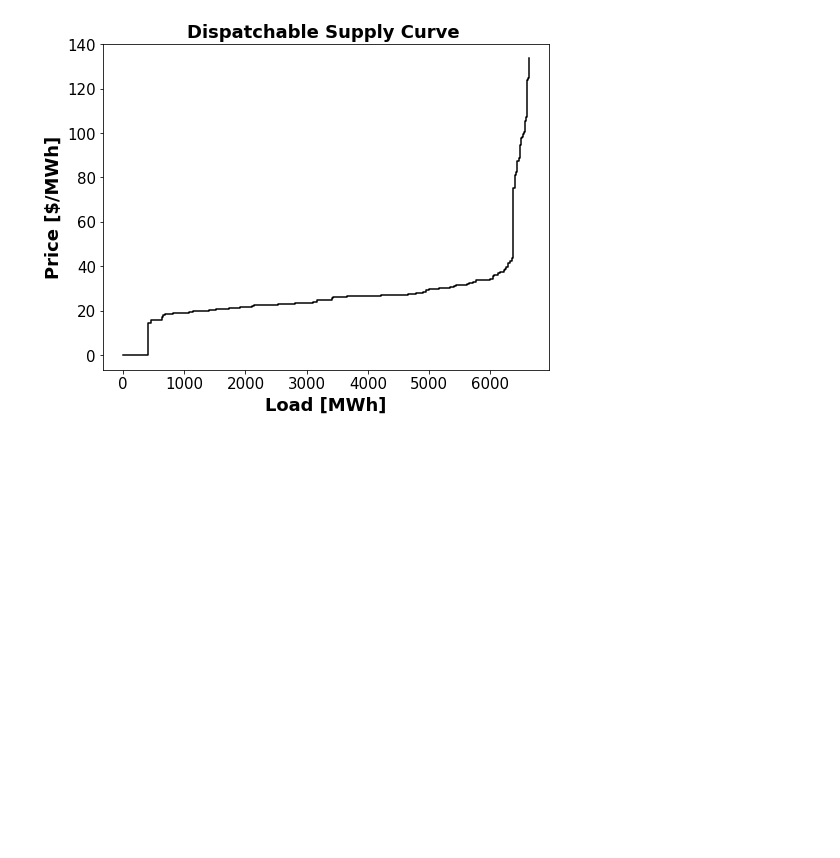
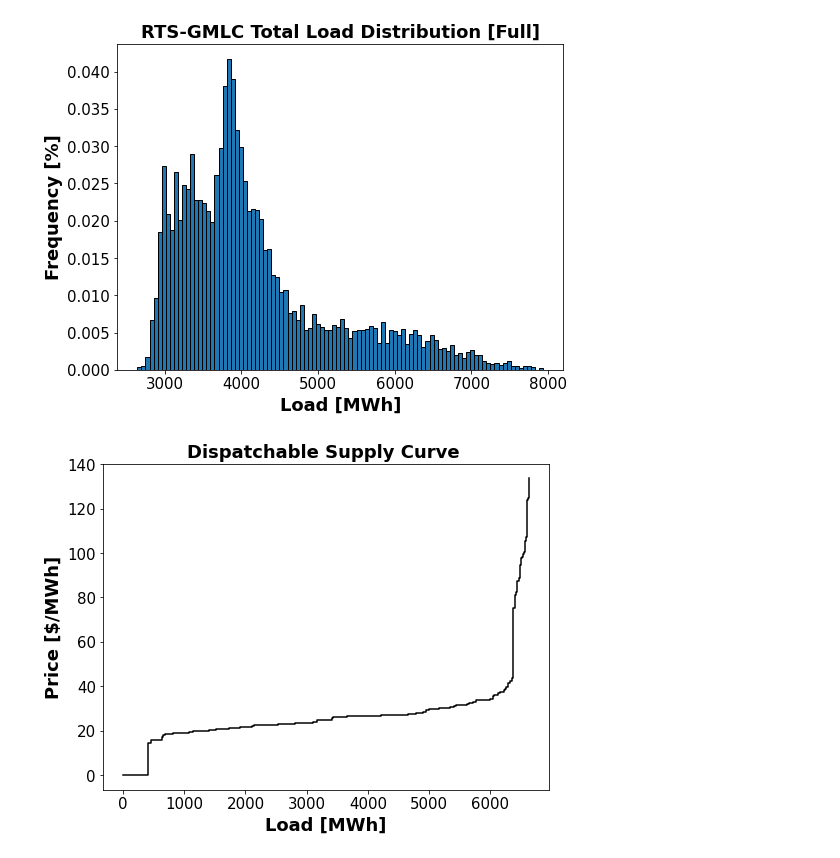
Before and after one commit to Xinhe-Chen/dispatches, a Jupyter notebook: dispatches/improved_pt/result_analysis/Make_marginal_price_plots.ipynb, the cells around one changed output. Drawn from its saved outputs; the diff is of its cells as text; code cells hidden in the pictures; blank space fills up the shorter version.

```diff
--- a/dispatches/improved_pt/result_analysis/Make_marginal_price_plots.ipynb
+++ b/dispatches/improved_pt/result_analysis/Make_marginal_price_plots.ipynb
@@ -104,3 +129,17 @@ plt.show()
+# %%
+font1 = {'weight':'bold', 'size':18}
+df_load = pd.read_csv('Real_Time_load_hourly.csv')
+total_load = df_load['1'] + df_load['2'] + df_load['3']
+tot_load = total_load.to_numpy()
+fig, ax = plt.subplots(figsize=(8,6))
+ax.hist(tot_load, bins=100, weights=np.ones(len(tot_load)) / len(tot_load), edgecolor='black')
+ax.set_xlabel(r'Load [MWh]', font = font1)
+ax.set_ylabel(r'Frequency [%]', font = font1)
+ax.tick_params(axis='both', which='major', labelsize=15)
+ax.set_title('RTS-GMLC Total Load Distribution [Full]', font = font1)
+plt.show()
+# %% [output]
+[figure, added]
 # %%
 fig, ax = plt.subplots(figsize=(8,6))
 font1 = {'weight': 'bold', 'size': 18}
```
Also changed, not shown: parts of 12 cells of this notebook, 1 other file.
